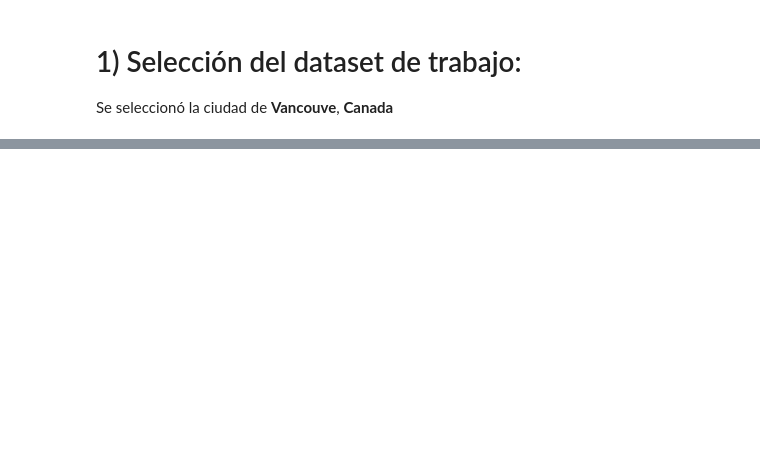
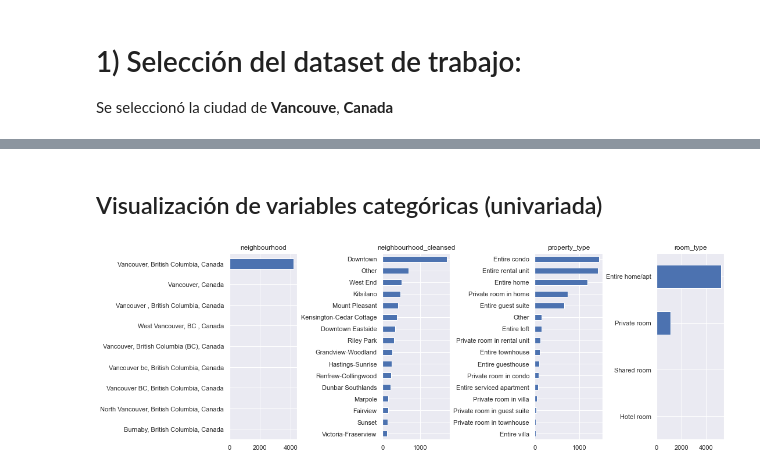
Before and after one commit to ytolosa/ciencia_de_datos, a Jupyter notebook: Taller 1.ipynb, the cells around one changed output, grey strips where cells are left out. Saved outputs shown, nothing was run; the diff lists cells and outputs as text; code cells hidden in the pictures; blank space fills up the shorter version.

```diff
--- a/Taller 1.ipynb
+++ b/Taller 1.ipynb
@@ -316,0 +101,28 @@ listings[
+# %%
+# Se convierte en números el precio eliminando "$" y ","
+listings["price_ajustada"] = (
+    listings["price"].str.replace("[$,]", "", regex=True).astype("float")
+)
+
+# Se extrae el número de baños
+listings["bathrooms"] = (
+    listings["bathrooms_text"]
+    .str.replace("(?i)half-bath", "1.5", regex=True)
+    .str.replace(r"[^\d.]", "", regex=True)
+    .astype("float")
+)
+
+# Se extrae si los baños son privados o compartidos
+listings["shared_bathrooms"] = (
+    listings["bathrooms_text"]
+    .str.contains("shared")
+    .pipe(lambda x: np.where(x, "Shared", "Privated"))
+)
+# %%
+categoricas = [
+    "neighbourhood",
+    "neighbourhood_cleansed",
+    "property_type",
+    "room_type",
+    "shared_bathrooms",
+]
@@ -316,0 +137,17 @@ listings[
+# %% [markdown]
+## Visualización de variables categóricas (univariada)
+# %%
+_, axes = plt.subplots(1, 4, figsize=(15, 5), layout="constrained")
+
+for ax, col in zip(axes.flat, categoricas):
+    listings[col].value_counts().pipe(
+        # Se agregan en un grupo "Others" las categorías que no pertenecen a las 15 más frecuentes
+        lambda x: x.groupby(
+            np.where(x.index.isin(x.index[:15]), x.index, "Other")
+        ).sum()
+    ).sort_values().plot.barh(ax=ax)
+
+    ax.set_title(col)
+# sns.countplot(listings, y=col, ax=ax)
+# %% [output]
+[figure, added]
```
Also changed, not shown: parts of 58 cells of this notebook, 2 other files.
